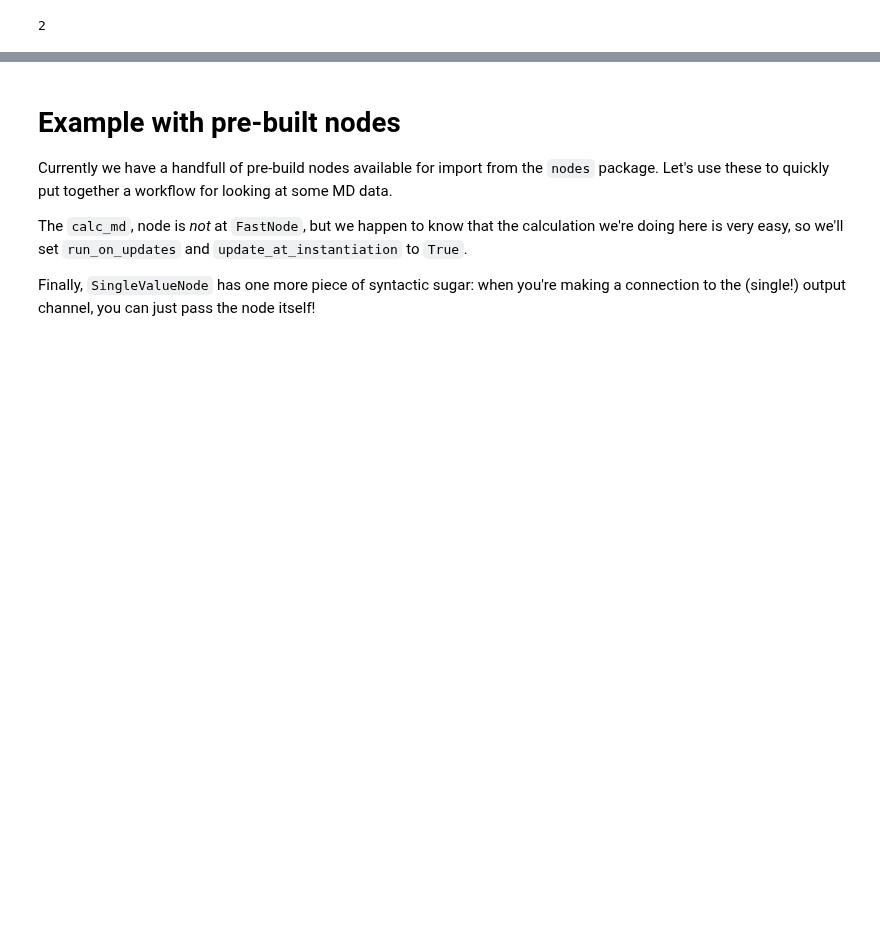
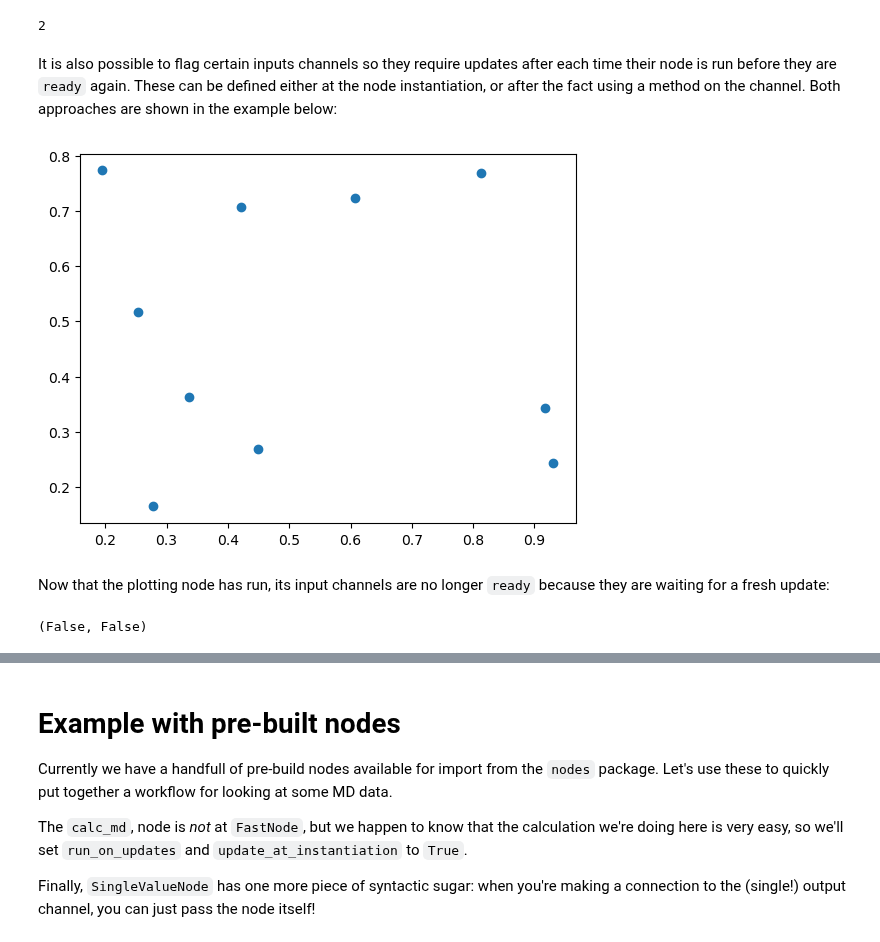
Before and after one commit to pyiron/pyiron_workflow, a Jupyter notebook: notebooks/workflow_example.ipynb, the cells around one changed output, grey strips where cells are left out. Drawn from its saved outputs; the diff is of its cells as text; code cells hidden in the pictures; blank space fills up the shorter version.

Commit message:
Update notebook example

```diff
--- a/notebooks/workflow_example.ipynb
+++ b/notebooks/workflow_example.ipynb
@@ -229,3 +229,5 @@ c.run()
 print(t2.outputs.z.value)
 # %% [output]
 2
+# %% [markdown]
+It is also possible to flag certain inputs channels so they require updates after each time their node is run before they are `ready` again. These can be defined either at the node instantiation, or after the fact using a method on the channel. Both approaches are shown in the example below:
@@ -231,0 +236,27 @@ print(t2.outputs.z.value)
+# %%
+@single_value_node("array")
+def noise(length: int = 1):
+    return np.random.rand(length)
+
+@node("fig")
+def plot(x, y):
+    return plt.scatter(x, y)
+
+x = noise(length=10)
+y = noise(length=10)
+f = plot(
+    x=x,
+    y=y,
+    run_on_updates=True,
+    update_on_instantiation=True,
+    channels_requiring_update_after_run=["x"],
+)
+f.inputs.y.require_update_after_node_runs(wait_now=True)
+# %% [output]
+[figure, added]
+# %% [markdown]
+Now that the plotting node has run, its input channels are no longer `ready` because they are waiting for a fresh update:
+# %%
+f.inputs.x.ready, f.inputs.y.ready
+# %% [output]
+(False, False)
```
Also changed, not shown: parts of 3 cells of this notebook.
